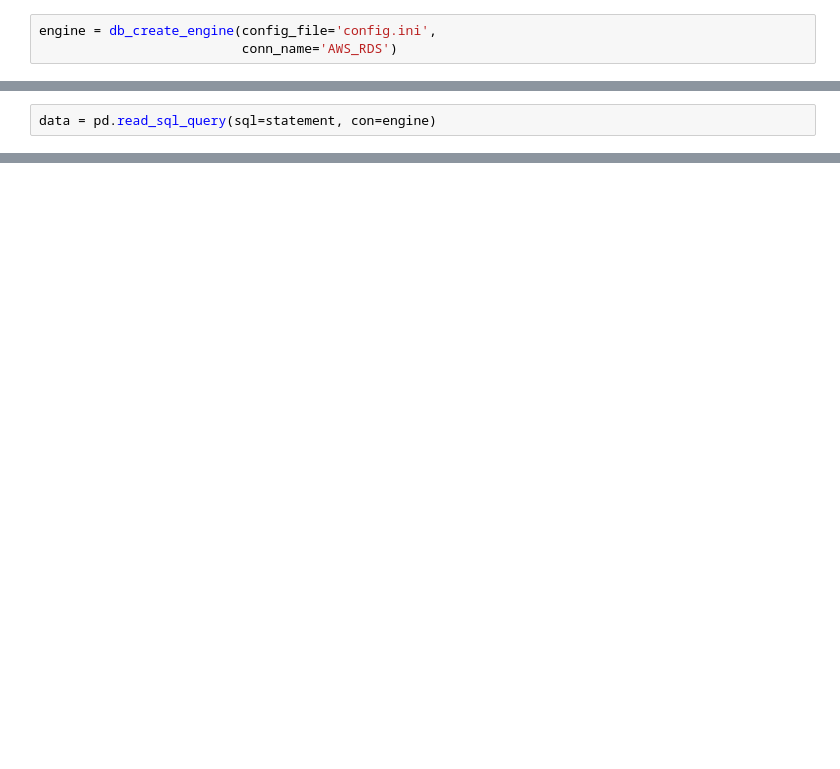
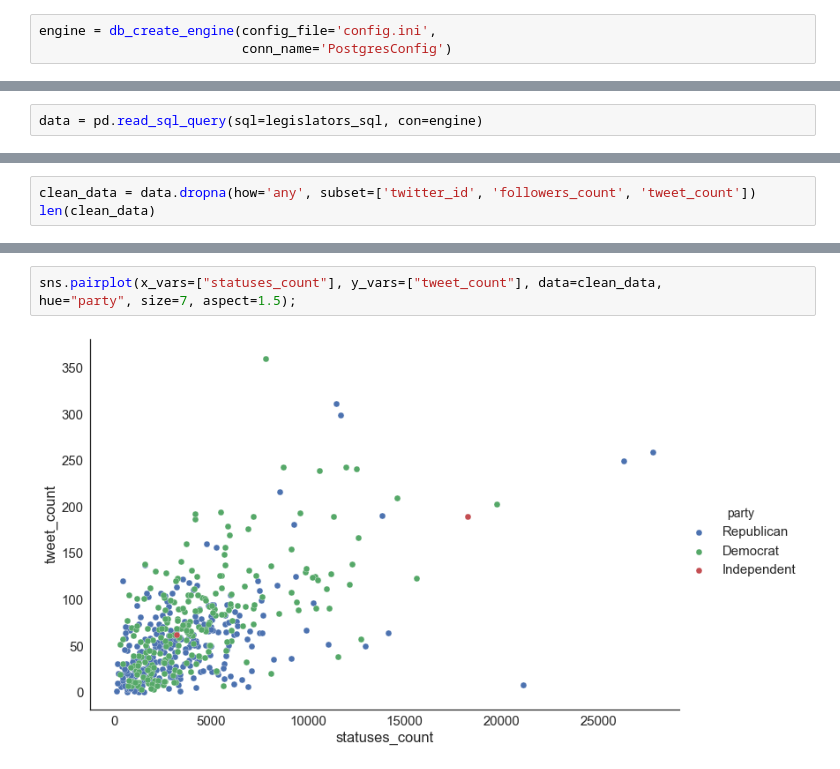
Before and after one commit to TifMoe/mcnulty-project, a Jupyter notebook: EDA.ipynb, the cells around one changed output, grey strips where cells are left out. Drawn from its saved outputs; the diff is of its cells as text; blank space fills up the shorter version.

Commit message:
add sql query to start EDA

```diff
--- a/EDA.ipynb
+++ b/EDA.ipynb
@@ -10,3 +20,3 @@ Pandas 0.20.3
 # %%
 engine = db_create_engine(config_file='config.ini',
-                          conn_name='AWS_RDS')
+                          conn_name='PostgresConfig')
@@ -15,2 +23,2 @@ statement = 'Some SQL statement here'
 # %%
-data = pd.read_sql_query(sql=statement, con=engine)
+data = pd.read_sql_query(sql=legislators_sql, con=engine)
@@ -16,0 +34,3 @@ data = pd.read_sql_query(sql=statement, con=engine)
+# %%
+clean_data = data.dropna(how='any', subset=['twitter_id', 'followers_count', 'tweet_count'])
+len(clean_data)
@@ -16,0 +49,5 @@ data = pd.read_sql_query(sql=statement, con=engine)
+# %%
+sns.pairplot(x_vars=["statuses_count"], y_vars=["tweet_count"], data=clean_data,
+hue="party", size=7, aspect=1.5);
+# %% [output]
+[figure, added]
```
Also changed, not shown: parts of 5 cells of this notebook, 2 other files.
